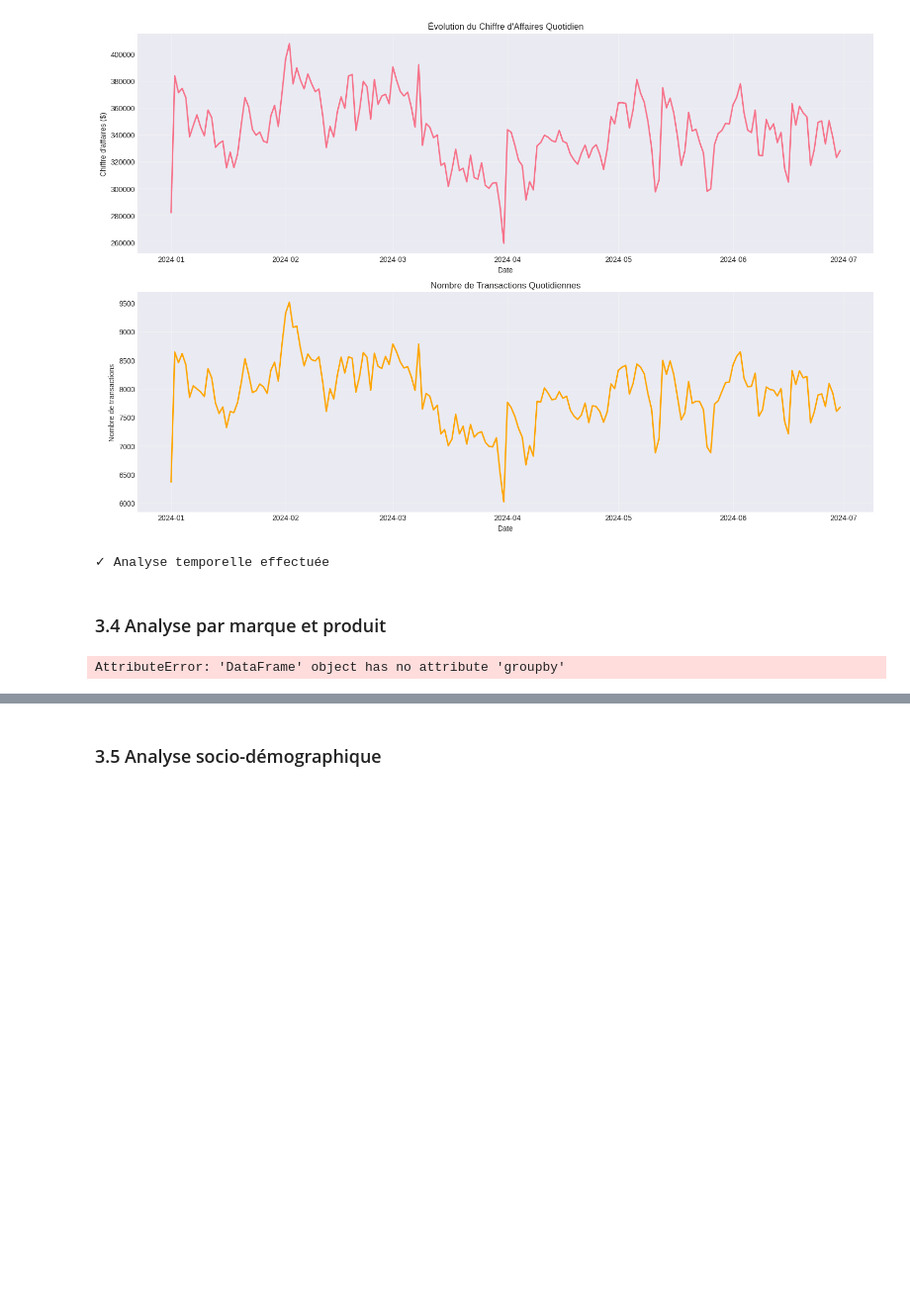
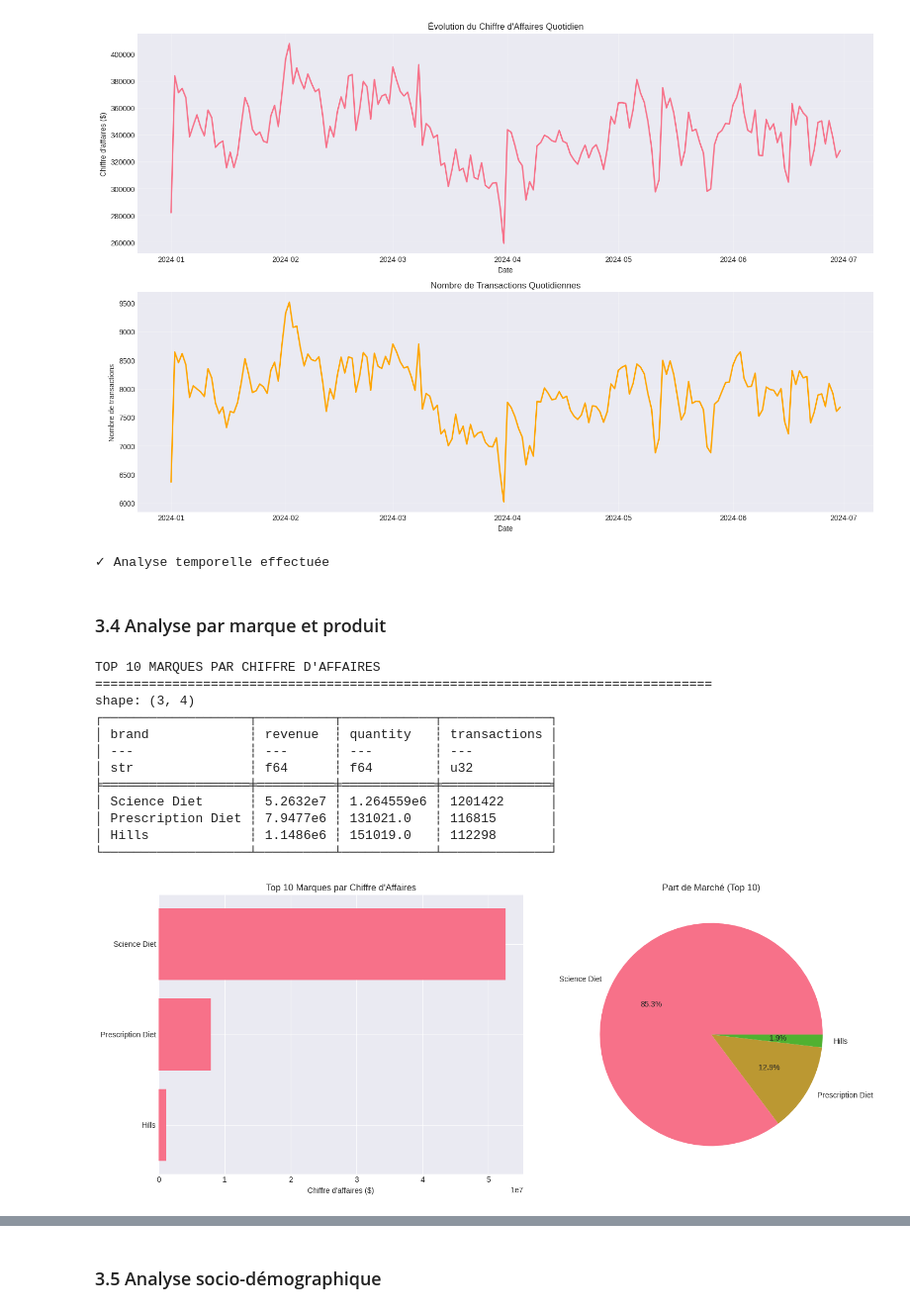
Before and after one commit to NathanDuboisset/data_challenge_mie, a Jupyter notebook: data_analysis.ipynb, the cells around one changed output, grey strips where cells are left out. Shown: that part at 99% size. Drawn from its saved outputs; the diff is of its cells as text; code cells hidden in the pictures; blank space fills up the shorter version.

```diff
--- a/data_analysis.ipynb
+++ b/data_analysis.ipynb
@@ -331,35 +339,51 @@ print("✓ Analyse temporelle effectuée")
 # %% [markdown]
 ### 3.4 Analyse par marque et produit
 # %%
-# Top 10 marques par chiffre d'affaires
-brand_performance = df_purchases.groupby('brand').agg({
-    'sales': 'sum',
-    'quantity': 'sum',
-    'customer_id': 'count'
-}).reset_index()
-brand_performance.columns = ['brand', 'revenue', 'quantity', 'transactions']
-brand_performance = brand_performance.sort_values('revenue', ascending=False)
+# Top 10 marques par chiffre d'affaires - Syntaxe Polars
+brand_performance = (
+    df_purchases
+    .filter(pl.col('brand').is_not_null())  # Filtrer les valeurs nulles
+    .group_by('brand')
+    .agg([
+        pl.col('sales').sum().alias('revenue'),
+        pl.col('quantity').sum().alias('quantity'),
+        pl.col('customer_id').count().alias('transactions')
+    ])
+    .sort('revenue', descending=True)
+)
 
 print("TOP 10 MARQUES PAR CHIFFRE D'AFFAIRES")
 print("=" * 80)
-print(brand_performance.head(10).to_string(index=False))
+print(brand_performance.head(10))
 
-# Visualisation
+# Visualisation - Conversion en Pandas pour matplotlib
 fig, axes = plt.subplots(1, 2, figsize=(15, 6))
 
 # Top 10 marques par CA
-top10_brands = brand_performance.head(10)
+top10_brands = brand_performance.head(10).to_pandas()
 axes[0].barh(top10_brands['brand'], top10_brands['revenue'])
 axes[0].set_xlabel('Chiffre d\'affaires ($)')
 axes[0].set_title('Top 10 Marques par Chiffre d\'Affaires')
 axes[0].invert_yaxis()
 
 # Part de marché (top 10)
 axes[1].pie(top10_brands['revenue'], labels=top10_brands['brand'], autopct='%1.1f%%')
 axes[1].set_title('Part de Marché (Top 10)')
 
 plt.tight_layout()
 plt.show()
 # %% [output]
-AttributeError: 'DataFrame' object has no attribute 'groupby'
+TOP 10 MARQUES PAR CHIFFRE D'AFFAIRES
+================================================================================
+shape: (3, 4)
+┌───────────────────┬──────────┬────────────┬──────────────┐
+│ brand             ┆ revenue  ┆ quantity   ┆ transactions │
+│ ---               ┆ ---      ┆ ---        ┆ ---          │
+│ str               ┆ f64      ┆ f64        ┆ u32          │
+╞═══════════════════╪══════════╪════════════╪══════════════╡
+│ Science Diet      ┆ 5.2632e7 ┆ 1.264559e6 ┆ 1201422      │
+│ Prescription Diet ┆ 7.9477e6 ┆ 131021.0   ┆ 116815       │
+│ Hills             ┆ 1.1486e6 ┆ 151019.0   ┆ 112298       │
+└───────────────────┴──────────┴────────────┴──────────────┘
+[figure, added]
 # %%
```
Also changed, not shown: parts of 9 cells of this notebook, 2 other files.
